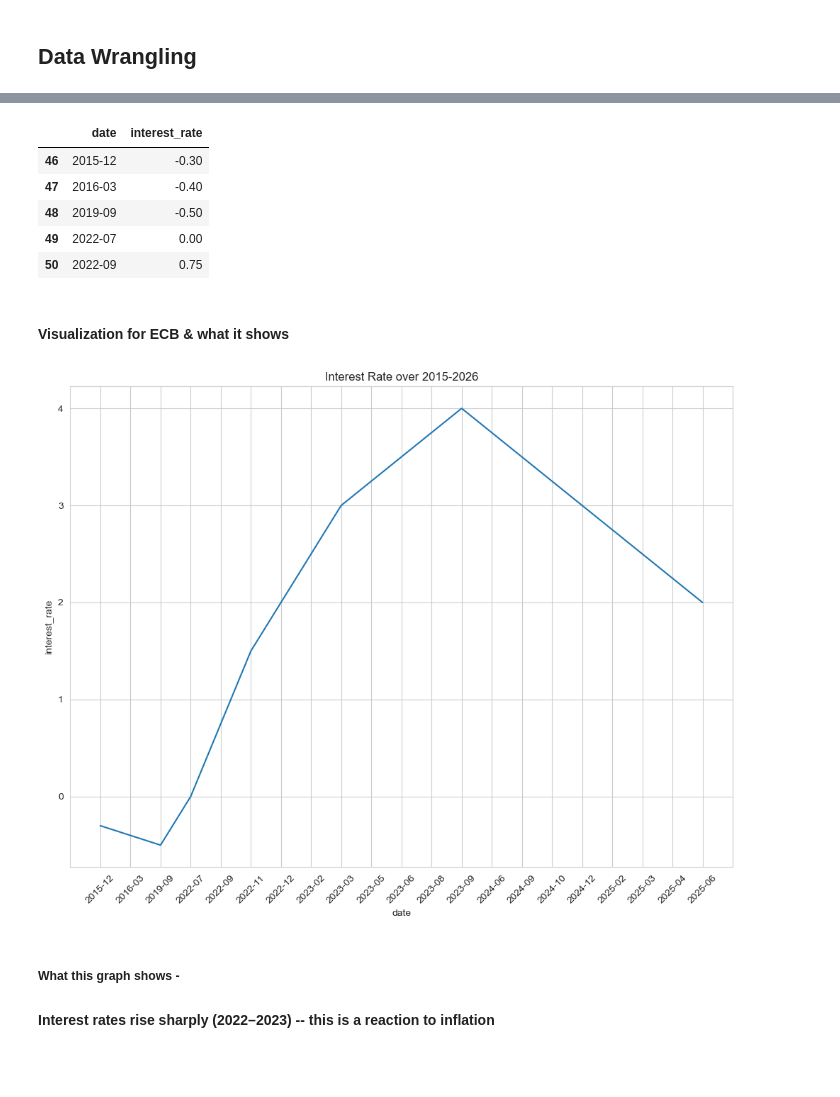
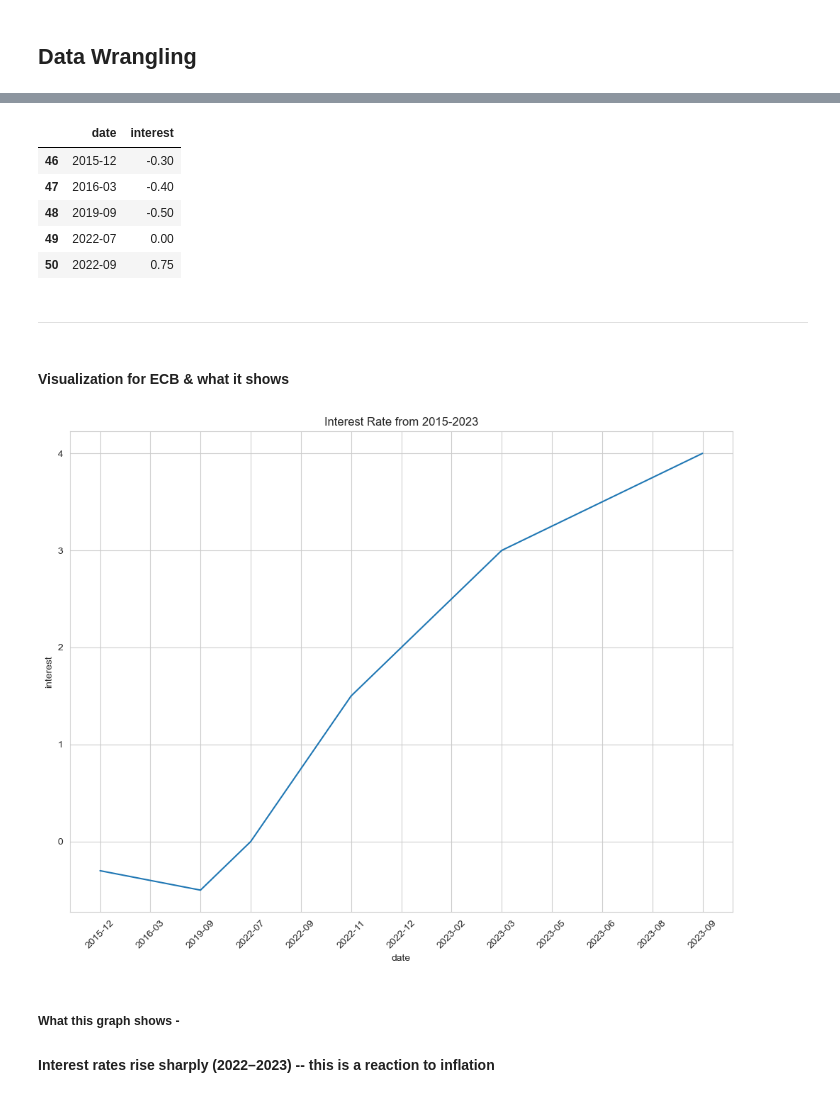
Before and after one commit to meisnerfiona-it/economic-impact-of-green-deal, a Jupyter notebook: FionasNotebook.ipynb, the cells around one changed output, grey strips where cells are left out. Drawn from its saved outputs; the diff is of its cells as text; code cells hidden in the pictures; blank space fills up the shorter version.

Commit message:
Finished interest rate for Eurozone, have next data source loaded

```diff
--- a/FionasNotebook.ipynb
+++ b/FionasNotebook.ipynb
@@ -158,8 +179,9 @@ df_ecb['TIME_PERIOD'].min()
 # %% [markdown]
 ## Data Wrangling
-# %%
-# Keeping dates only 2015 onwards
-df_ecb = df_ecb[df_ecb['TIME_PERIOD'] >= '2015-01-01']
+# %%
+df_ecb['TIME_PERIOD'] = pd.to_datetime(df_ecb['TIME_PERIOD'])
+
+df_ecb = df_ecb[(df_ecb['TIME_PERIOD'] >= '2015-01-01') & (df_ecb['TIME_PERIOD'] <= '2023-12-31')]
 # %%
 # Chaning date format
 df_ecb['TIME_PERIOD'] = pd.to_datetime(df_ecb['TIME_PERIOD']).dt.strftime('%Y-%m')
@@ -173,7 +194,7 @@ array(['2015-12', '2016-03', '2019-09', '2022-07', '2022-09', '2022-11',
 # Removing everything expect the data and 'OBS_VALUE'
 df_ecb = df_ecb[[ "TIME_PERIOD", "OBS_VALUE"]]
 
-df_ecb = df_ecb.rename(columns={"TIME_PERIOD": "date","OBS_VALUE": "interest_rate"})
+df_ecb = df_ecb.rename(columns={"TIME_PERIOD": "date","OBS_VALUE": "interest"})
 # %%
 df_ecb.info()
 # %% [output]
@@ -195,25 +216,27 @@ dtype: int64
 # %%
 df_ecb.head()
 # %% [output]
-|  | date | interest_rate |
+|  | date | interest |
 | 46 | 2015-12 | -0.30 |
 | 47 | 2016-03 | -0.40 |
 | 48 | 2019-09 | -0.50 |
 | 49 | 2022-07 | 0.00 |
 | 50 | 2022-09 | 0.75 |
+# %% [markdown]
+----
 # %% [markdown]
 ####  Visualization for ECB & what it shows
 # %%
 sns.set_style('whitegrid')
 plt.figure(figsize=(10,8))
-sns.lineplot(data=df_ecb, x='date', y='interest_rate')
+sns.lineplot(data=df_ecb, x='date', y='interest')
 
 plt.xticks(rotation=45)
-plt.title('Interest Rate from 2015-2025')
+plt.title('Interest Rate from 2015-2023')
 plt.tight_layout()
 plt.show()
 # %% [output]
-[figure, old version]
+[figure, new version]
 # %% [markdown]
 ##### What this graph shows -
 #### Interest rates rise sharply (2022–2023) -- this is a reaction to inflation
```
Also changed, not shown: parts of 16 cells of this notebook.
